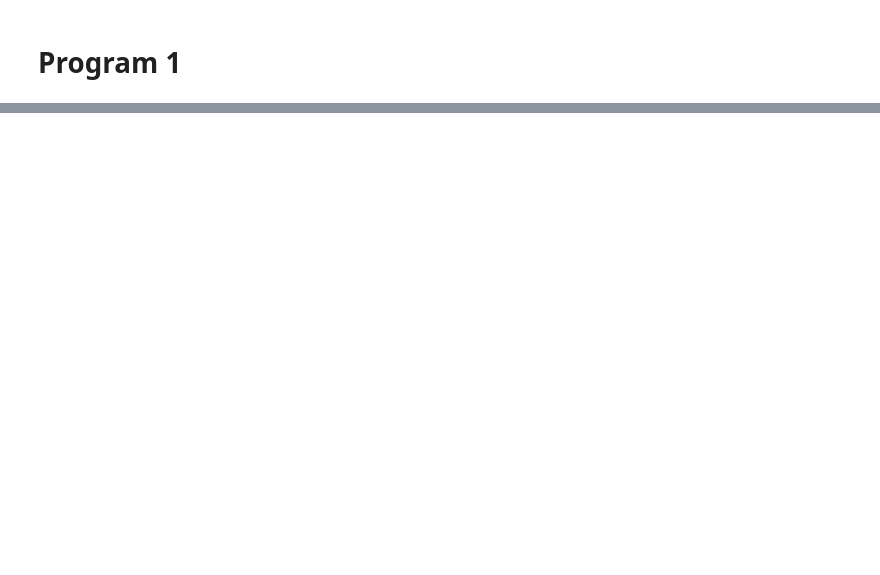
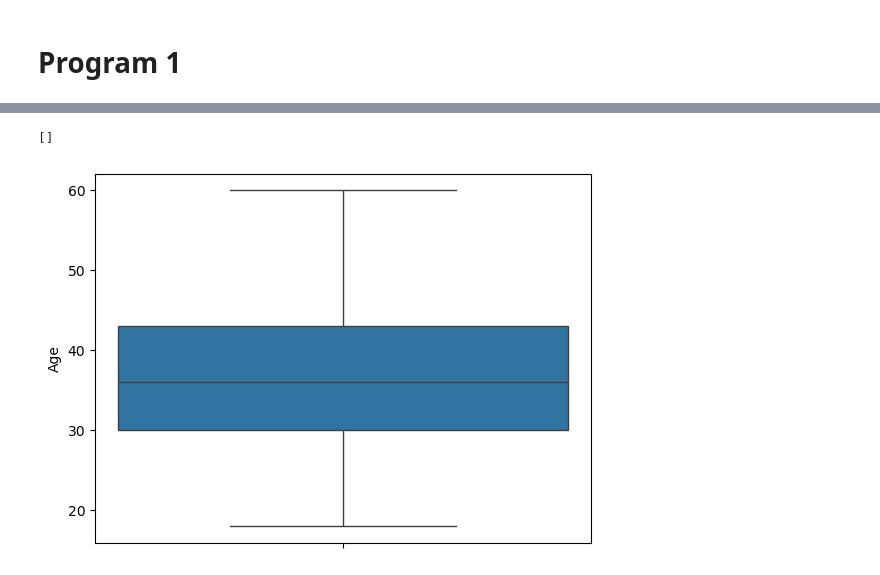
Before and after one commit to Rayz4010/important, a Jupyter notebook: 6th sem/ML/programs.ipynb, the cells around one changed output, grey strips where cells are left out. Drawn from its saved outputs; the diff is of its cells as text; code cells hidden in the pictures; blank space fills up the shorter version.

```diff
--- a/6th sem/ML/programs.ipynb
+++ b/6th sem/ML/programs.ipynb
@@ -39,0 +71,6 @@ wrong choice
+# %%
+sns.boxplot(df[coln])
+plt.plot()
+# %% [output]
+[]
+[figure, added]
```
Also changed, not shown: parts of 26 cells of this notebook.
